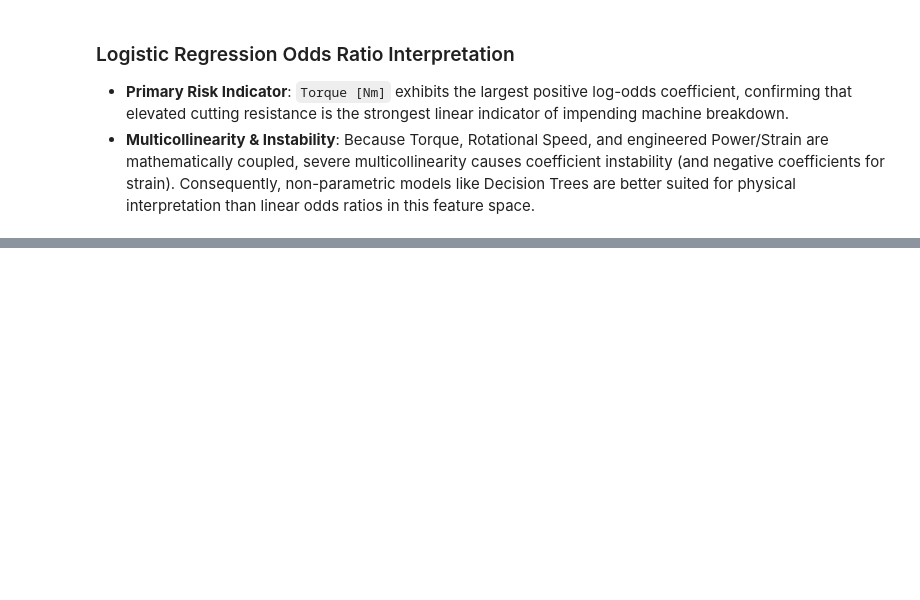
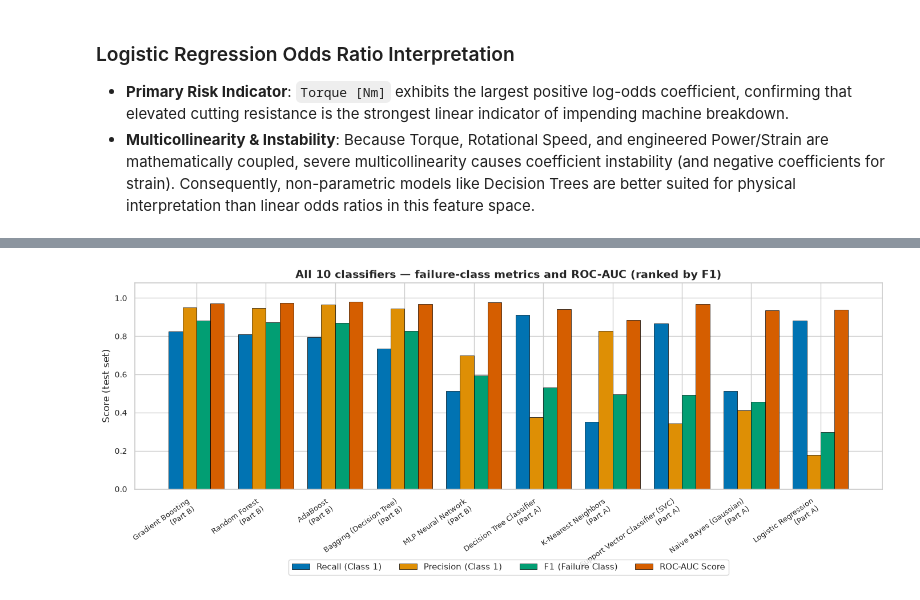
Before and after one commit to Nandot006/machine-health-profiling, a Jupyter notebook: notebooks/02_Classification_AI4I.ipynb, the cells around one changed output, grey strips where cells are left out. Cells and saved outputs as stored; diff of their text form; code cells hidden in the pictures; blank space fills up the shorter version.

```diff
--- a/notebooks/02_Classification_AI4I.ipynb
+++ b/notebooks/02_Classification_AI4I.ipynb
@@ -490,0 +744,19 @@ Logistic Regression Feature Weight Interpretations:
+# %%
+all_models = {**models, **tuned_models}          # Part A (5) + Part B tuned (5)
+
+all_rows = [dict(r, Part="A") for r in eval_records]
+for name, model in tuned_models.items():
+    row, y_pred, y_prob = evaluate_classifier(name, model)
+    predictions[name] = y_pred
+    probabilities[name] = y_prob
+    all_rows.append(dict(row, Part="B (tuned)"))
+
+comparison_df = (pd.DataFrame(all_rows).set_index("Algorithm")[["Part"] + METRIC_COLS]
+                 .sort_values(["F1 (Failure Class)", "ROC-AUC Score"], ascending=False)
+                 .round(4))
+comparison_df.insert(0, "Rank", range(1, len(comparison_df) + 1))
+display(comparison_df)
+
+all_csv = os.path.join(res_dir, "classification_results_all_models.csv")
+comparison_df.to_csv(all_csv)
+print(f"Saved consolidated table to {all_csv}")
@@ -490,0 +777,21 @@ Logistic Regression Feature Weight Interpretations:
+# %%
+fig, ax = plt.subplots(figsize=(14, 6))
+plot_metrics = ["Recall (Class 1)", "Precision (Class 1)", "F1 (Failure Class)", "ROC-AUC Score"]
+plot_df = comparison_df[plot_metrics]
+pos = np.arange(len(plot_df))
+width = 0.2
+colours = sns.color_palette("colorblind", len(plot_metrics))
+for i, (metric, colour) in enumerate(zip(plot_metrics, colours)):
+    ax.bar(pos + (i - 1.5) * width, plot_df[metric], width=width, label=metric,
+           color=colour, edgecolor="black", linewidth=0.5)
+ax.set_xticks(pos)
+ax.set_xticklabels([f"{n}\n(Part {p[0]})" for n, p in zip(plot_df.index, comparison_df["Part"])],
+                   rotation=35, ha="right", fontsize=9)
+ax.set_ylabel("Score (test set)")
+ax.set_ylim(0, 1.08)
+ax.set_title("All 10 classifiers — failure-class metrics and ROC-AUC (ranked by F1)", fontweight="bold")
+ax.legend(loc="upper center", ncol=4, bbox_to_anchor=(0.5, -0.32))
+plt.tight_layout()
+plt.show()
+# %% [output]
+[figure, added]
```
Also changed, not shown: parts of 29 cells of this notebook, 4 other files.
